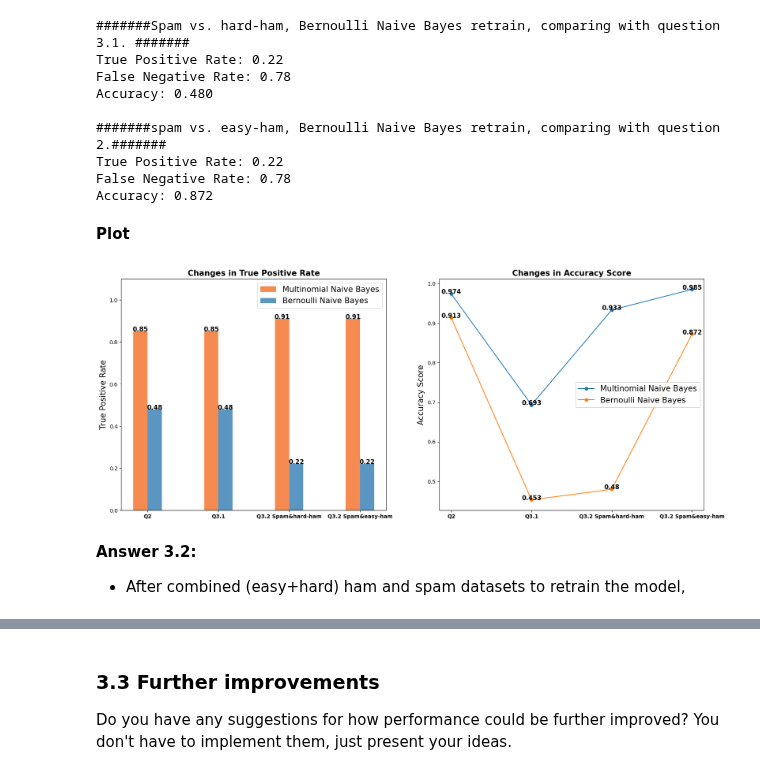
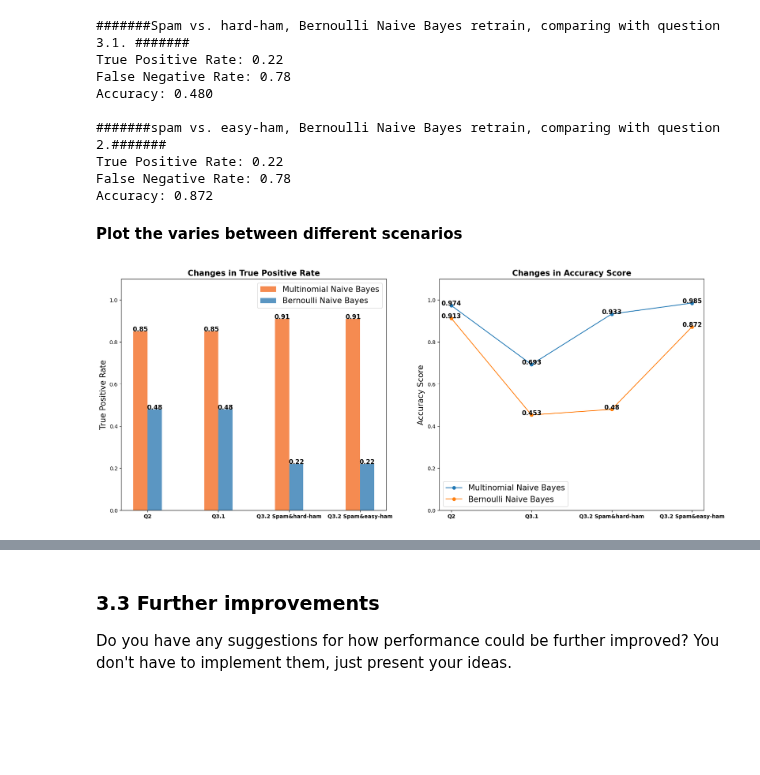
Before and after one commit to chenbin234/DAT405-DIT407-Introduction-to-data-science-and-AI, a Jupyter notebook: Assignment_4/IDSAI_Assignment4_By_Bingcheng.ipynb, the cells around one changed output, grey strips where cells are left out. Saved outputs shown, nothing was run; the diff lists cells and outputs as text; code cells hidden in the pictures; blank space fills up the shorter version.

```diff
--- a/Assignment_4/IDSAI_Assignment4_By_Bingcheng.ipynb
+++ b/Assignment_4/IDSAI_Assignment4_By_Bingcheng.ipynb
@@ -422,8 +428,8 @@ Accuracy: 0.480
 True Positive Rate: 0.22
 False Negative Rate: 0.78
 Accuracy: 0.872
-# %% [markdown]
-**Plot**
+# %% [markdown]
+**Plot the varies between different scenarios**
 # %%
 def addlabels(x,y,rows,cloumns,index):
     for j in range(len(x)):
@@ -435,35 +441,32 @@ multi_tp = [tp1/(tp1+fn1), tp3/(tp3+fn3), tp5/(tp5+fn5), tp6/(tp6+fn6)]
 Bernou_tp = [tp2/(tp2+fn2), tp4/(tp4+fn4), tp7/(tp7+fn7), tp8/(tp8+fn8)]
 
 multi_accuracy = [accuracy_1, accuracy_3, accuracy_5, accuracy_6]
 Bernou_accuracy = [accuracy_2,accuracy_4, accuracy_7, accuracy_8]
 
 X = ['Q2', 'Q3.1', 'Q3.2 Spam&hard-ham', 'Q3.2 Spam&easy-ham']
 X_axis = np.arange(len(X))
 
 fig, (ax1, ax2) = plt.subplots(1, 2,figsize = (20, 8))
 ax1.bar(X_axis - 0.1, multi_tp, 0.2, label = 'Multinomial Naive Bayes',color='#F58B51')
 ax1.bar(X_axis + 0.1, Bernou_tp, 0.2, label = 'Bernoulli Naive Bayes',color='#5B96C2')
 ax1.set_xticks(X_axis, X, weight='bold')
 ax1.set_ylabel('True Positive Rate',fontsize=15)
 addlabels(X_axis - 0.1,multi_tp,1,2,1)
 addlabels(X_axis + 0.1,Bernou_tp,1,2,1)
 ax1.legend(fontsize=15)
 ax1.set_ylim([0,1.1])
 ax1.set_title('Changes in True Positive Rate',fontsize=15,weight='bold')
 
 ax2.plot(X,multi_accuracy,label='Multinomial Naive Bayes',marker = 'o')
 ax2.plot(X,Bernou_accuracy,label='Bernoulli Naive Bayes',marker = 'o')
 ax2.set_ylabel('Accuracy Score',fontsize=15)
 ax2.legend(fontsize=15)
 ax2.set_title('Changes in Accuracy Score',fontsize=15, weight='bold')
 addlabels(X_axis,np.round(multi_accuracy,3),1,2,2)
 addlabels(X_axis,np.round(Bernou_accuracy,3),1,2,2)
 ax2.set_xticks(X_axis, X, weight='bold')
+ax2.set_ylim([0,1.1])
 
 plt.show()
 # %% [output]
-[figure, old version]
+[figure, new version]
-# %% [markdown]
-**Answer 3.2:**
-
-- After combined (easy+hard) ham and spam datasets to retrain the model,
```
Also changed, not shown: parts of 5 cells of this notebook.
